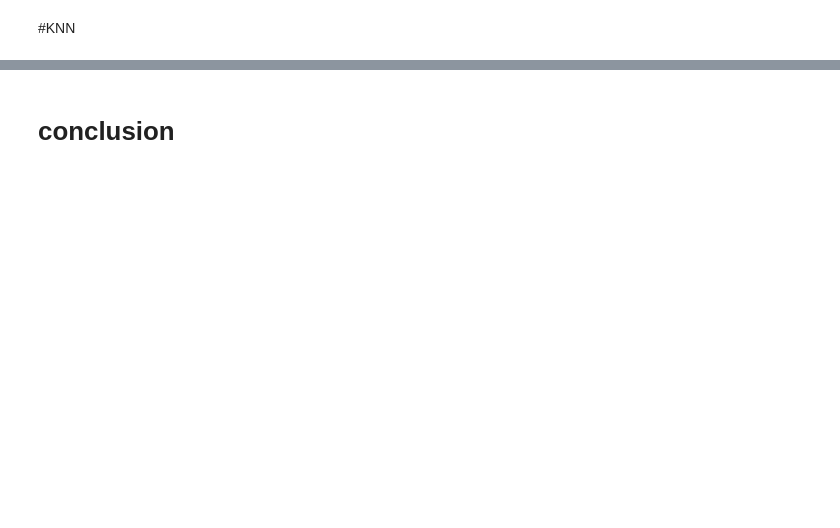
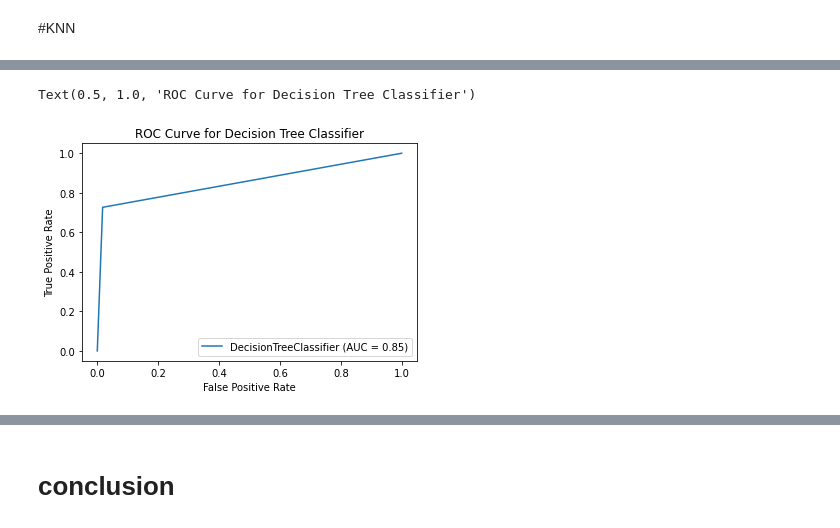
Before and after one commit to komal710/dataset-project, a Jupyter notebook: intershipproject.ipynb, the cells around one changed output, grey strips where cells are left out. Saved outputs shown, nothing was run; the diff lists cells and outputs as text; code cells hidden in the pictures; blank space fills up the shorter version.

```diff
--- a/intershipproject.ipynb
+++ b/intershipproject.ipynb
@@ -550,0 +606,6 @@ Text(0.5, 1.0, 'Precision-Recall KNN Classifier ')
+# %%
+plot_roc_curve(dtc, x_test, y_test)
+plt.title('ROC Curve for Decision Tree Classifier')
+# %% [output]
+Text(0.5, 1.0, 'ROC Curve for Decision Tree Classifier')
+[figure, added]
```
Also changed, not shown: parts of 27 cells of this notebook.
